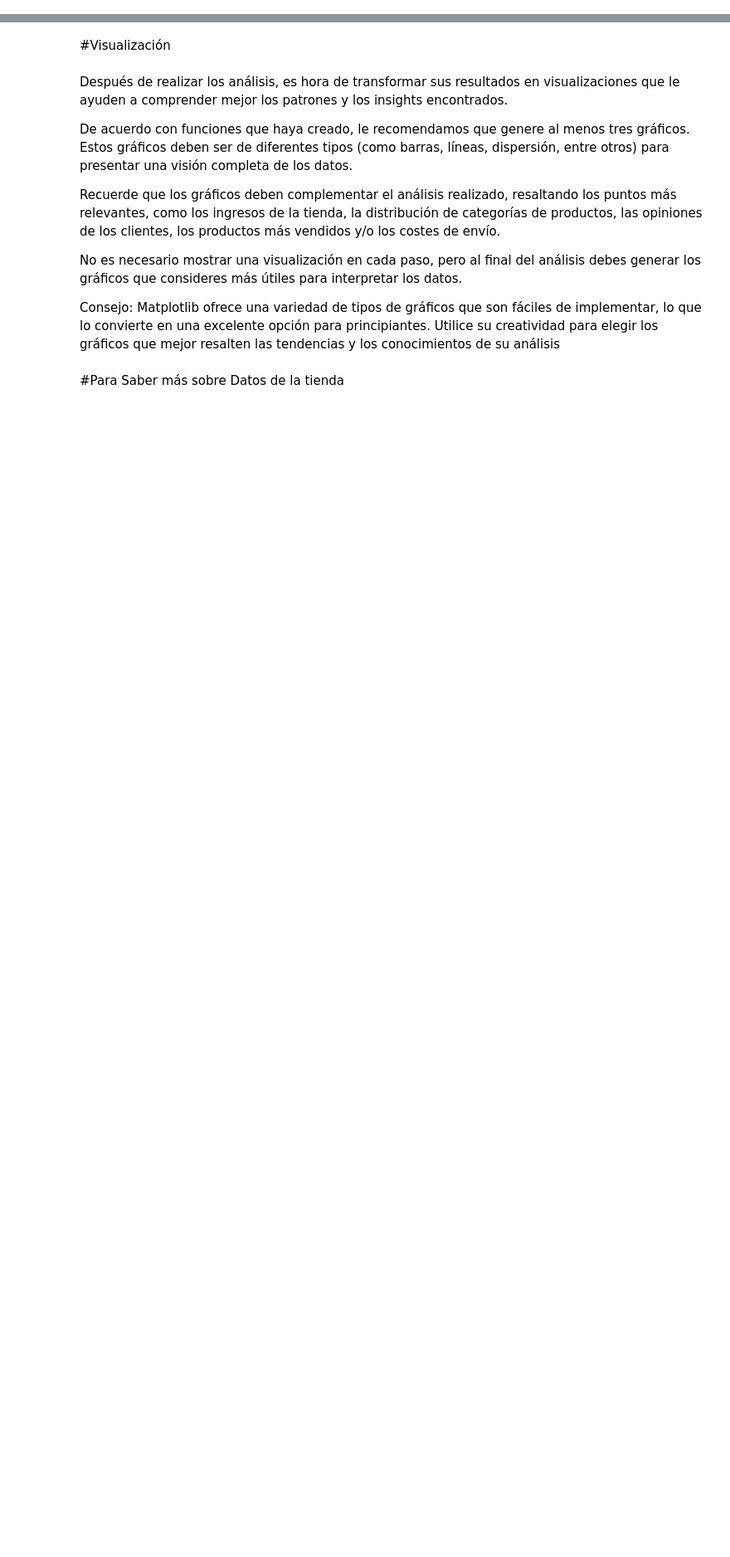
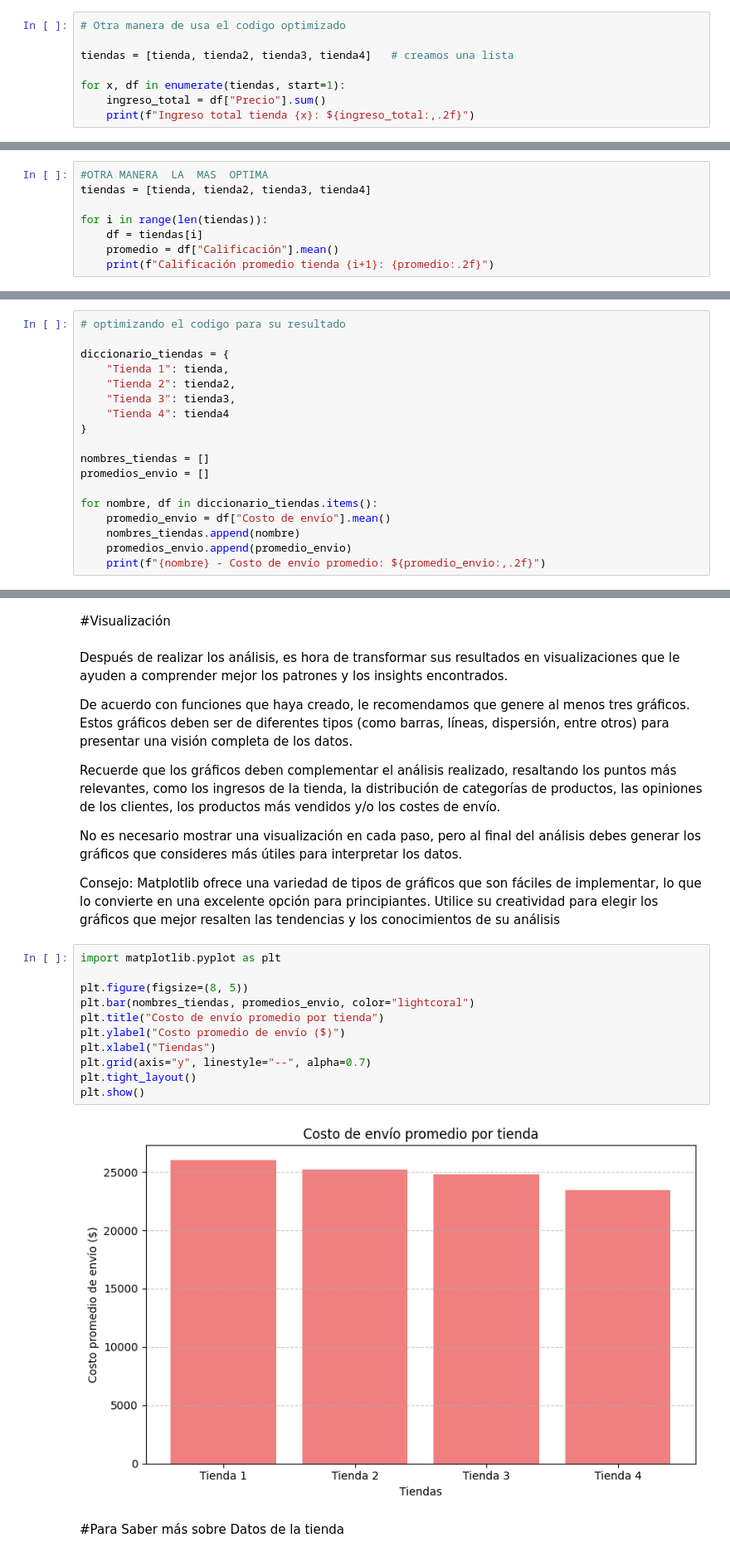
Before and after one commit to jorgevillegazz/Python_Challenge_1, a Jupyter notebook: AluraStoreLatam.ipynb, the cells around one changed output, grey strips where cells are left out. Shown at 83% size. Cells and saved outputs as stored; diff of their text form; blank space fills up the shorter version.

Commit message:
Envió por costo de tienda

```diff
--- a/AluraStoreLatam.ipynb
+++ b/AluraStoreLatam.ipynb
@@ -150,0 +146,8 @@ La suma total facturado es de la Tienda 4 es: $1,038,375,700.00
+# %%
+# Otra manera de usa el codigo optimizado
+
+tiendas = [tienda, tienda2, tienda3, tienda4]   # creamos una lista
+
+for x, df in enumerate(tiendas, start=1):
+    ingreso_total = df["Precio"].sum()
+    print(f"Ingreso total tienda {x}: ${ingreso_total:,.2f}")
@@ -278,3 +316,11 @@ promedio_calificacion = tienda['Calificación'].sum()/len(tienda)
 print(f"El promedio de la calificación de los clientes en la tienda uno es: {promedio_calificacion}")
 # %% [output]
 El promedio de la calificación de los clientes en la tienda uno es: 3.976685036032217
+# %%
+#OTRA MANERA  LA  MAS  OPTIMA
+tiendas = [tienda, tienda2, tienda3, tienda4]
+
+for i in range(len(tiendas)):
+    df = tiendas[i]
+    promedio = df["Calificación"].mean()
+    print(f"Calificación promedio tienda {i+1}: {promedio:.2f}")
@@ -414,3 +516,21 @@ promedio_costo_envio_Tienda4 = round(promedio_costo_envio_Tienda4, 2)
 print(f"El promedio de la calificación de los clientes en la tienda uno es: {promedio_costo_envio_Tienda4}")
 # %% [output]
 El promedio de la calificación de los clientes en la tienda uno es: 23459.46
+# %%
+# optimizando el codigo para su resultado
+
+diccionario_tiendas = {
+    "Tienda 1": tienda,
+    "Tienda 2": tienda2,
+    "Tienda 3": tienda3,
+    "Tienda 4": tienda4
+}
+
+nombres_tiendas = []
+promedios_envio = []
+
+for nombre, df in diccionario_tiendas.items():
+    promedio_envio = df["Costo de envío"].mean()
+    nombres_tiendas.append(nombre)
+    promedios_envio.append(promedio_envio)
+    print(f"{nombre} - Costo de envío promedio: ${promedio_envio:,.2f}")
@@ -426,5 +551,18 @@ Recuerde que los gráficos deben complementar el análisis realizado, resaltando
 No es necesario mostrar una visualización en cada paso, pero al final del análisis debes generar los gráficos que consideres más útiles para interpretar los datos.
 
 Consejo: Matplotlib ofrece una variedad de tipos de gráficos que son fáciles de implementar, lo que lo convierte en una excelente opción para principiantes. Utilice su creatividad para elegir los gráficos que mejor resalten las tendencias y los conocimientos de su análisis
+# %%
+import matplotlib.pyplot as plt
+
+plt.figure(figsize=(8, 5))
+plt.bar(nombres_tiendas, promedios_envio, color="lightcoral")
+plt.title("Costo de envío promedio por tienda")
+plt.ylabel("Costo promedio de envío ($)")
+plt.xlabel("Tiendas")
+plt.grid(axis="y", linestyle="--", alpha=0.7)
+plt.tight_layout()
+plt.show()
+# %% [output]
+[figure, added]
 # %% [markdown]
 #Para Saber más sobre Datos de la tienda
```
Also changed, not shown: parts of 32 cells of this notebook.
